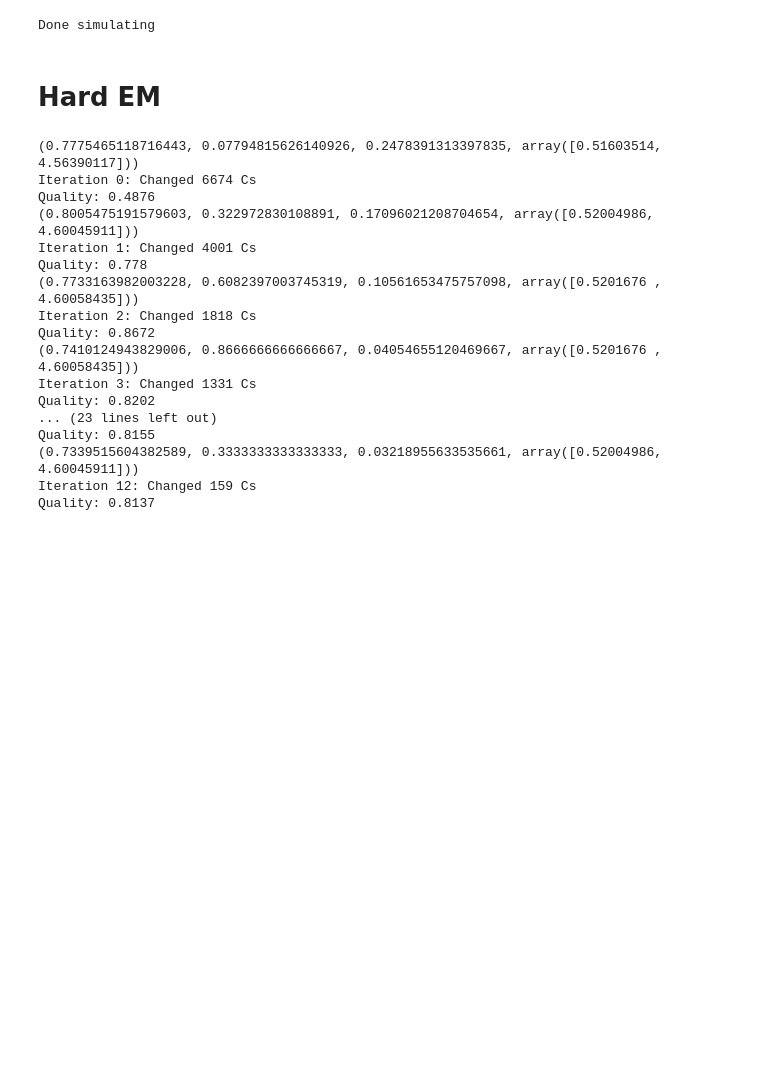
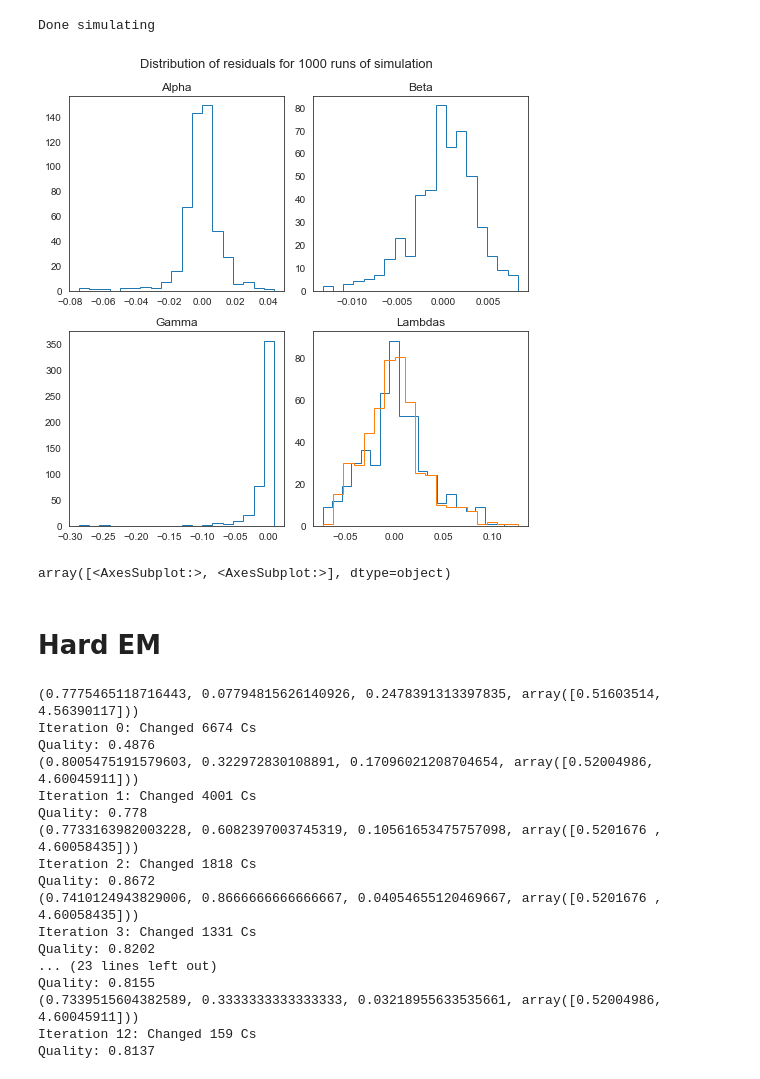
Before and after one commit to JakobSchauser/MLandData, a Jupyter notebook: ModComp/Project/ForwardSimulation.ipynb, the cells around one changed output. Drawn from its saved outputs; the diff is of its cells as text; code cells hidden in the pictures; blank space fills up the shorter version.

```diff
--- a/ModComp/Project/ForwardSimulation.ipynb
+++ b/ModComp/Project/ForwardSimulation.ipynb
@@ -183,5 +186,25 @@ for _nnn in range(N):
 # %% [output]
 Done simulating
+# %%
+
+fig, axs = plt.subplots(2,2,figsize = (7,7))
+
+axs = axs.flatten()
+
+names = ["Alpha", "Beta", "Gamma", "Lambdas"]
+for i in range(5):
+    axs[min(i,3)].hist(qual[:,i][qual[:,i] > -np.std(qual[:,i]*2)],bins=19, histtype ="step")
+    axs[min(i,3)].set_title(names[min(i,3)])
+
+fig.suptitle("Distribution of residuals for 1000 runs of simulation",fontsize = 13)
+
+fig.tight_layout()
+# %% [output]
+[figure, added]
+# %%
+axs[0]
+# %% [output]
+array([<AxesSubplot:>, <AxesSubplot:>], dtype=object)
 # %% [markdown]
 # Hard EM
 # %%
```
Also changed, not shown: parts of 4 cells of this notebook, 2 other files.
